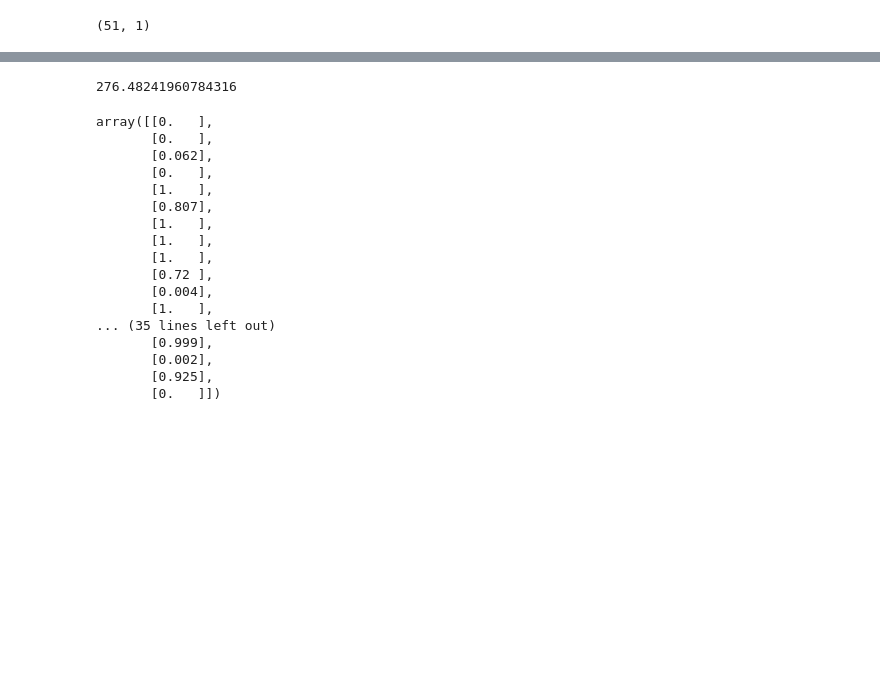
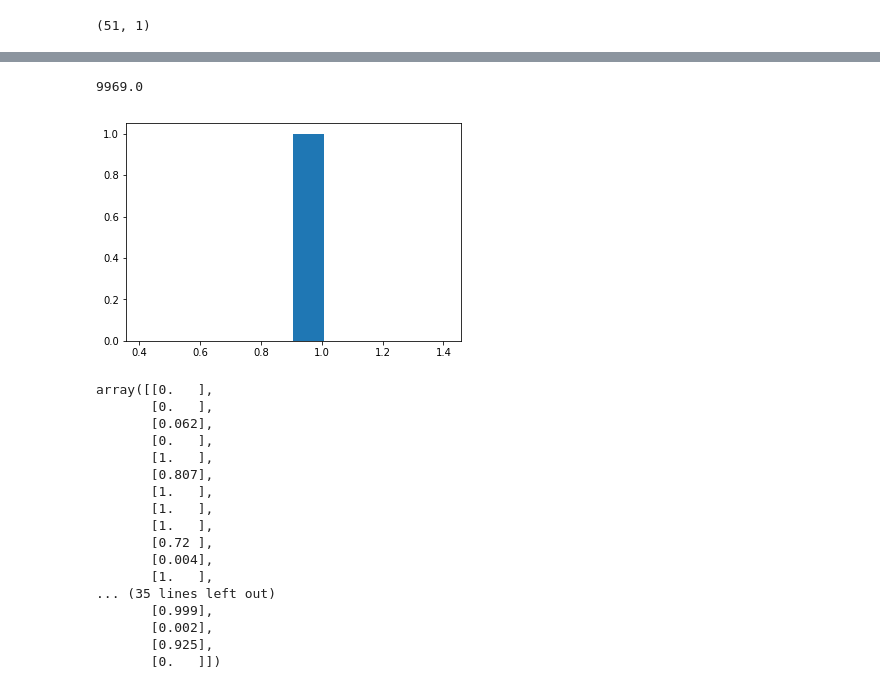
Before and after one commit to gokulbot/ProbabilityDistributions-ai1-fall2019, a Jupyter notebook: elections.ipynb, the cells around one changed output, grey strips where cells are left out. Saved outputs shown, nothing was run; the diff lists cells and outputs as text; code cells hidden in the pictures; blank space fills up the shorter version.

```diff
--- a/elections.ipynb
+++ b/elections.ipynb
@@ -248,9 +293,11 @@ np.mean(a)
 # %%
-np.mean()
+np.mean(a)
 # %% [output]
-276.48241960784316
+9969.0
 # %%
-plt.hist(np.random.uniform(size=100))
+plt.hist(np.random.uniform(size=1));
+# %% [output]
+[figure, added]
 # %%
 predictwise['Obama'].values.reshape(-1,1)
 # %% [output]
```
Also changed, not shown: parts of 45 cells of this notebook.
